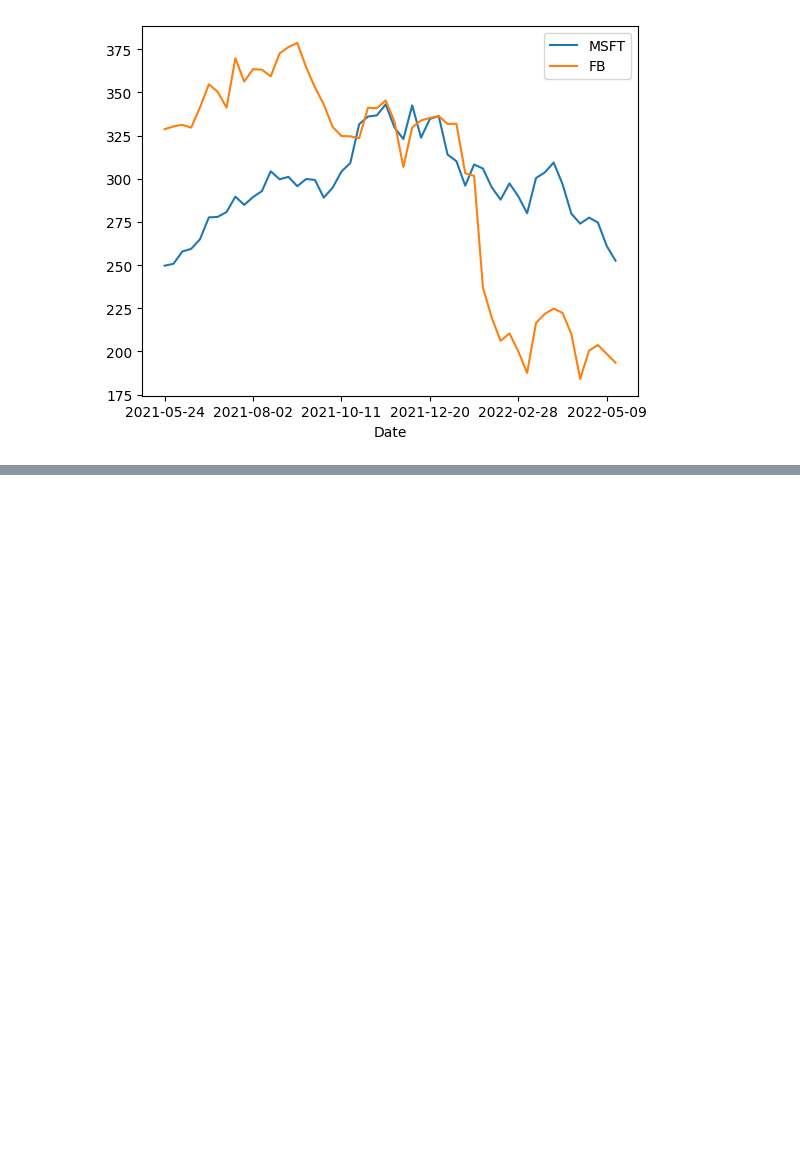
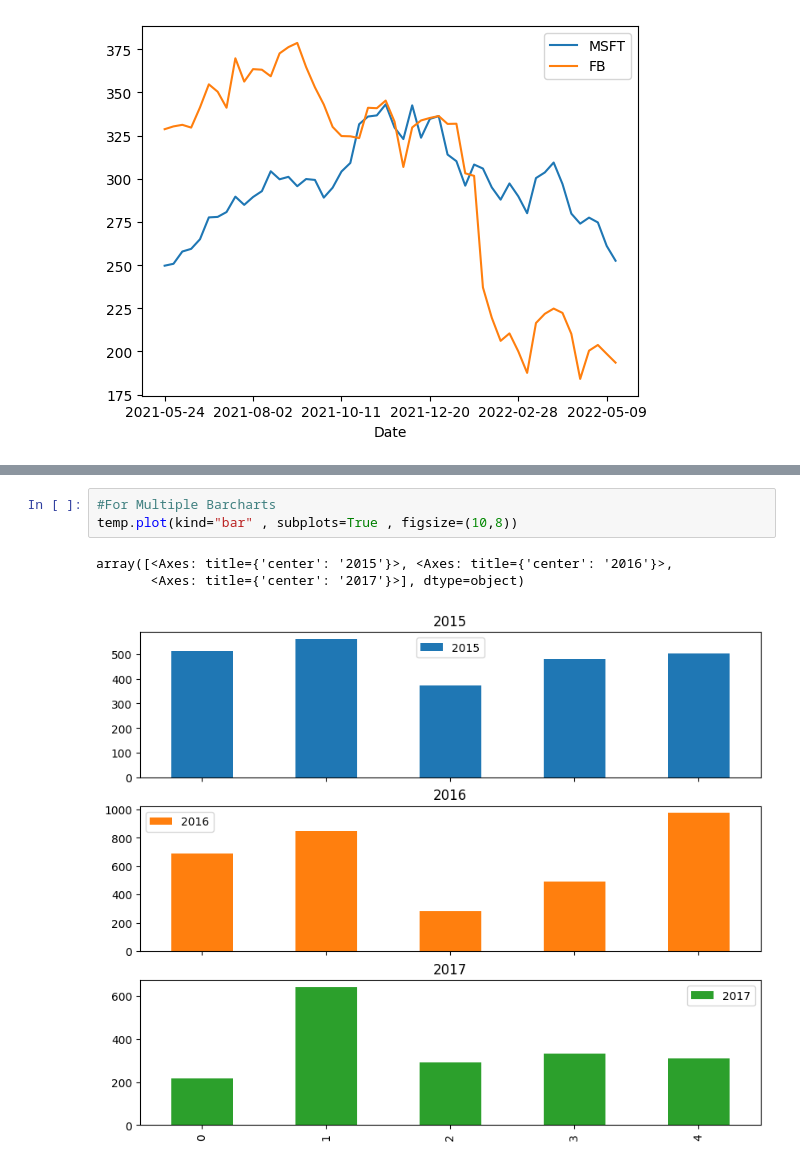
Before and after one commit to thebinodd/data-visualization, a Jupyter notebook: Advance Matplotlib/PandasPlots.ipynb, the cells around one changed output, grey strips where cells are left out. Saved outputs shown, nothing was run; the diff lists cells and outputs as text; blank space fills up the shorter version.

```diff
--- a/Advance Matplotlib/PandasPlots.ipynb
+++ b/Advance Matplotlib/PandasPlots.ipynb
@@ -61,0 +71,7 @@ stocks[["MSFT"  , "FB" , "Date"]].plot(kind="line" , x="Date") #For only two ser
+# %%
+#For Multiple Barcharts
+temp.plot(kind="bar" , subplots=True , figsize=(10,8))
+# %% [output]
+array([<Axes: title={'center': '2015'}>, <Axes: title={'center': '2016'}>,
+       <Axes: title={'center': '2017'}>], dtype=object)
+[figure, added]
```
Also changed, not shown: parts of 5 cells of this notebook, 1 other file.
